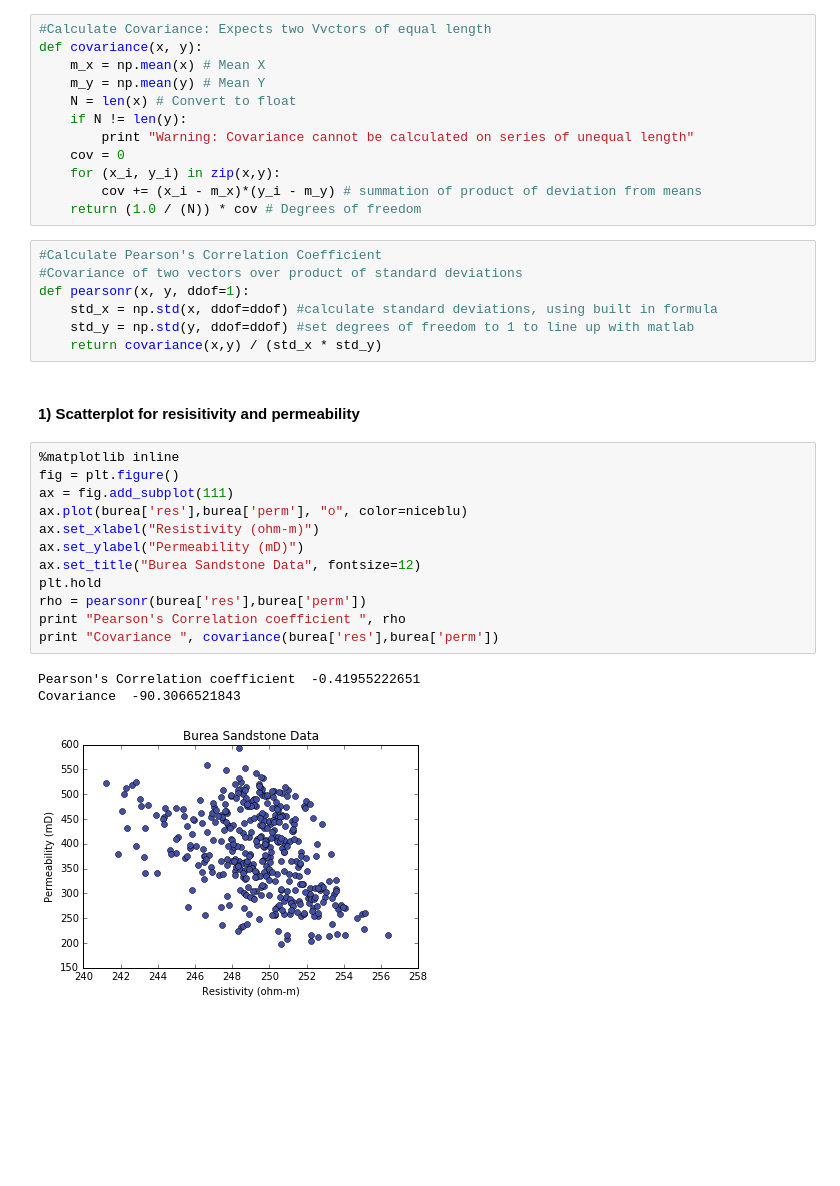
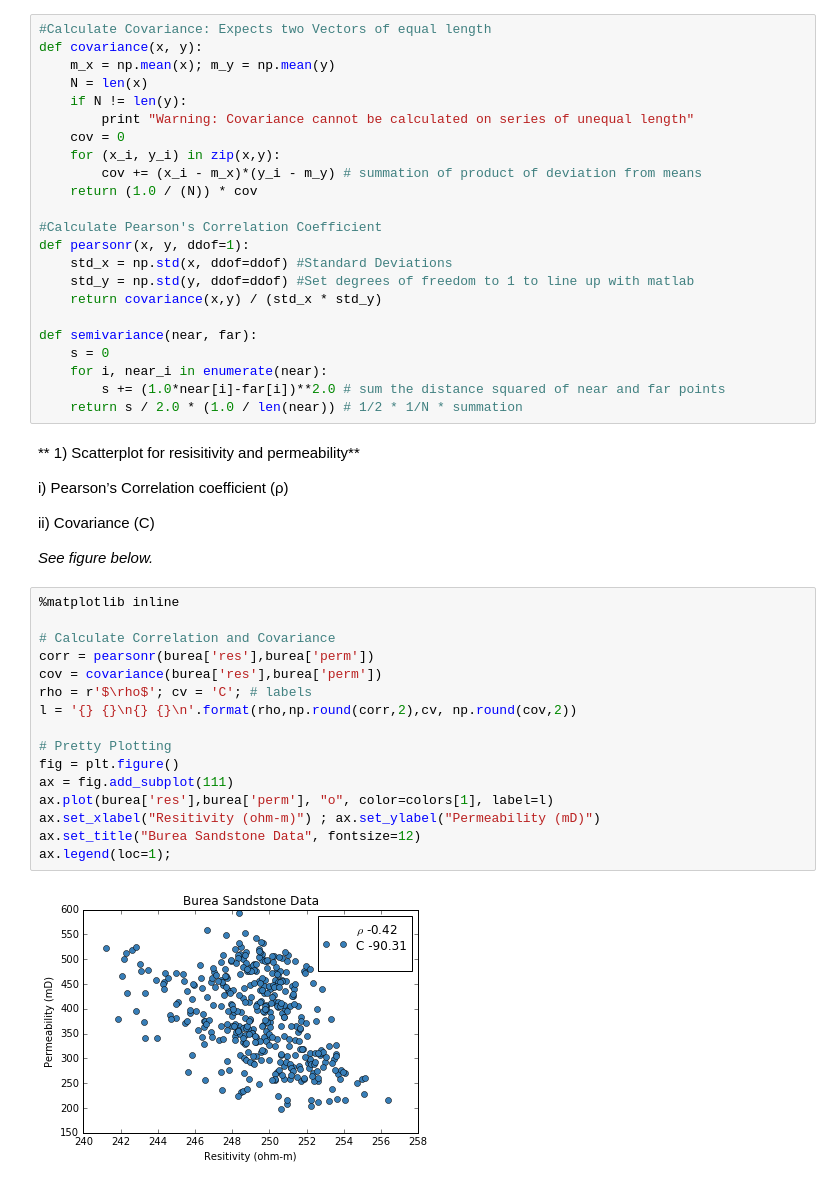
Before and after one commit to aschwa/geostats, a Jupyter notebook: hw2/HW2.ipynb, the cells around one changed output. Saved outputs shown, nothing was run; the diff lists cells and outputs as text; blank space fills up the shorter version.

```diff
--- a/hw2/HW2.ipynb
+++ b/hw2/HW2.ipynb
@@ -17,40 +36,52 @@ print burea[1:5] # print some data
 # %%
-#Calculate Covariance: Expects two Vvctors of equal length
+#Calculate Covariance: Expects two Vectors of equal length
 def covariance(x, y):
-    m_x = np.mean(x) # Mean X
-    m_y = np.mean(y) # Mean Y
-    N = len(x) # Convert to float
+    m_x = np.mean(x); m_y = np.mean(y)
+    N = len(x)
     if N != len(y):
         print "Warning: Covariance cannot be calculated on series of unequal length"
     cov = 0
     for (x_i, y_i) in zip(x,y):
         cov += (x_i - m_x)*(y_i - m_y) # summation of product of deviation from means
-    return (1.0 / (N)) * cov # Degrees of freedom
+    return (1.0 / (N)) * cov
+
+#Calculate Pearson's Correlation Coefficient
+def pearsonr(x, y, ddof=1):
+    std_x = np.std(x, ddof=ddof) #Standard Deviations
+    std_y = np.std(y, ddof=ddof) #Set degrees of freedom to 1 to line up with matlab
+    return covariance(x,y) / (std_x * std_y)
+
+def semivariance(near, far):
+    s = 0
+    for i, near_i in enumerate(near):
+        s += (1.0*near[i]-far[i])**2.0 # sum the distance squared of near and far points
+    return s / 2.0 * (1.0 / len(near)) # 1/2 * 1/N * summation
-# %%
-#Calculate Pearson's Correlation Coefficient
-#Covariance of two vectors over product of standard deviations
-def pearsonr(x, y, ddof=1):
-    std_x = np.std(x, ddof=ddof) #calculate standard deviations, using built in formula
-    std_y = np.std(y, ddof=ddof) #set degrees of freedom to 1 to line up with matlab
-    return covariance(x,y) / (std_x * std_y)
 # %% [markdown]
-#### 1) Scatterplot for resisitivity and permeability
+** 1) Scatterplot for resisitivity and permeability**
+
+i) Pearson’s Correlation coefficient (ρ)
+
+ii) Covariance (C)
+
+*See figure below.*
 # %%
 %matplotlib inline
+
+# Calculate Correlation and Covariance
+corr = pearsonr(burea['res'],burea['perm'])
+cov = covariance(burea['res'],burea['perm'])
+rho = r'$\rho$'; cv = 'C'; # labels
+l = '{} {}\n{} {}\n'.format(rho,np.round(corr,2),cv, np.round(cov,2))
+
+# Pretty Plotting
 fig = plt.figure()
 ax = fig.add_subplot(111)
-ax.plot(burea['res'],burea['perm'], "o", color=niceblu)
-ax.set_xlabel("Resistivity (ohm-m)")
-ax.set_ylabel("Permeability (mD)")
+ax.plot(burea['res'],burea['perm'], "o", color=colors[1], label=l)
+ax.set_xlabel("Resitivity (ohm-m)") ; ax.set_ylabel("Permeability (mD)")
 ax.set_title("Burea Sandstone Data", fontsize=12)
-plt.hold
-rho = pearsonr(burea['res'],burea['perm'])
-print "Pearson's Correlation coefficient ", rho
-print "Covariance ", covariance(burea['res'],burea['perm'])
+ax.legend(loc=1);
 # %% [output]
-Pearson's Correlation coefficient  -0.41955222651
-Covariance  -90.3066521843
-[figure, old version]
+[figure, new version]
 # %%
 #calculates the distance between two vector based points
 #using a given theta
```
Also changed, not shown: parts of 16 cells of this notebook, 1 other file.
